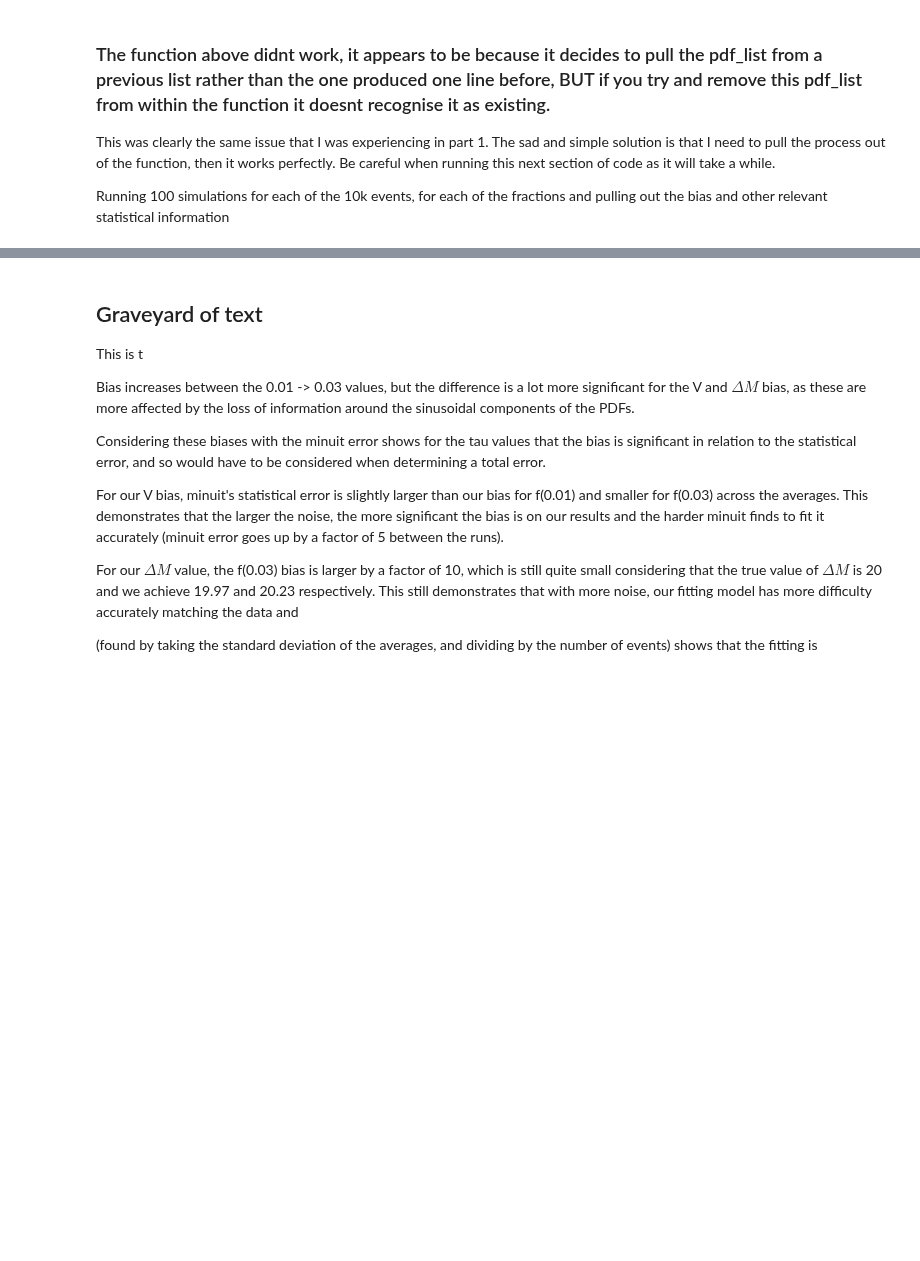
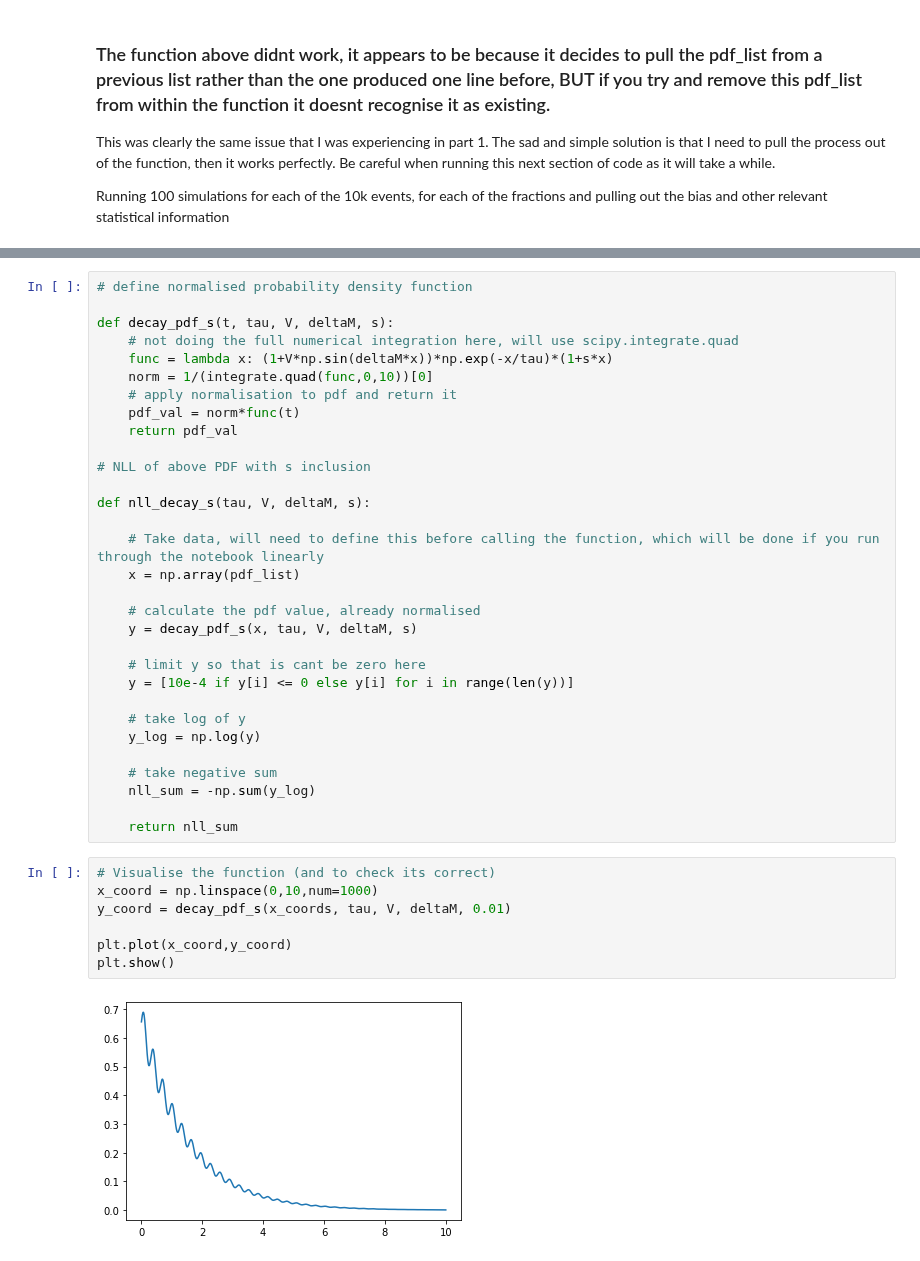
Before and after one commit to CasperMcTavish/DAML, a Jupyter notebook: P2-WAITON-S1739002.ipynb, the cells around one changed output, grey strips where cells are left out. Drawn from its saved outputs; the diff is of its cells as text; blank space fills up the shorter version.

```diff
--- a/P2-WAITON-S1739002.ipynb
+++ b/P2-WAITON-S1739002.ipynb
@@ -894,13 +908,40 @@ Determine a suitable systematic error to assign to the measurement of each of th
-# %% [markdown]
-## Graveyard of text
-This is t
-
-Bias increases between the 0.01 -> 0.03 values, but the difference is a lot more significant for the V and $\Delta M$ bias, as these are more affected by the loss of information around the sinusoidal components of the PDFs.
-
-Considering these biases with the minuit error shows for the tau values that the bias is significant in relation to the statistical error, and so would have to be considered when determining a total error.
-
-For our V bias, minuit's statistical error is slightly larger than our bias for f(0.01) and smaller for f(0.03) across the averages. This demonstrates that the larger the noise, the more significant the bias is on our results and the harder minuit finds to fit it accurately (minuit error goes up by a factor of 5 between the runs).
-
-For our $\Delta M$ value, the f(0.03) bias is larger by a factor of 10, which is still quite small considering that the true value of $\Delta M$ is 20 and we achieve 19.97 and 20.23 respectively. This still demonstrates that with more noise, our fitting model has more difficulty accurately matching the data and
-
-(found by taking the standard deviation of the averages, and dividing by the number of events) shows that the fitting is
+# %%
+# define normalised probability density function
+
+def decay_pdf_s(t, tau, V, deltaM, s):
+    # not doing the full numerical integration here, will use scipy.integrate.quad
+    func = lambda x: (1+V*np.sin(deltaM*x))*np.exp(-x/tau)*(1+s*x)
+    norm = 1/(integrate.quad(func,0,10))[0]
+    # apply normalisation to pdf and return it
+    pdf_val = norm*func(t)
+    return pdf_val
+
+# NLL of above PDF with s inclusion
+
+def nll_decay_s(tau, V, deltaM, s):
+
+    # Take data, will need to define this before calling the function, which will be done if you run through the notebook linearly
+    x = np.array(pdf_list)
+
+    # calculate the pdf value, already normalised
+    y = decay_pdf_s(x, tau, V, deltaM, s)
+
+    # limit y so that is cant be zero here
+    y = [10e-4 if y[i] <= 0 else y[i] for i in range(len(y))]
+
+    # take log of y
+    y_log = np.log(y)
+
+    # take negative sum
+    nll_sum = -np.sum(y_log)
+
+    return nll_sum
+# %%
+# Visualise the function (and to check its correct)
+x_coord = np.linspace(0,10,num=1000)
+y_coord = decay_pdf_s(x_coords, tau, V, deltaM, 0.01)
+
+plt.plot(x_coord,y_coord)
+plt.show()
+# %% [output]
+[figure, added]
```
Also changed, not shown: parts of 37 cells of this notebook.
